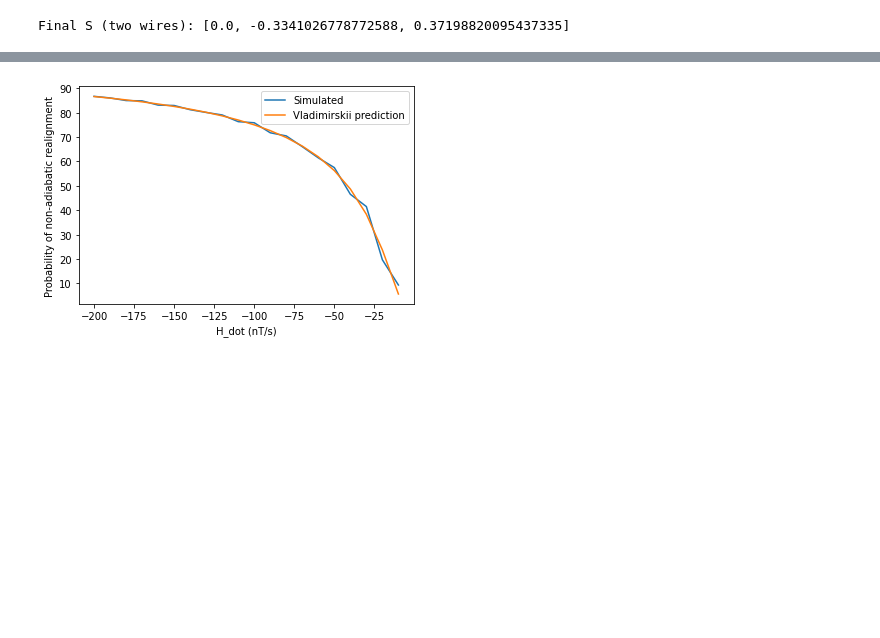
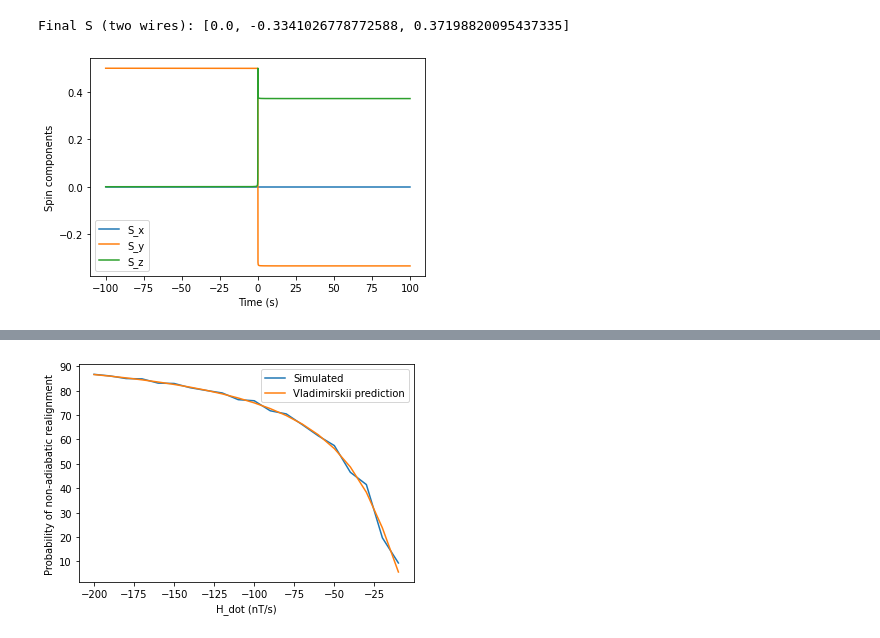
Before and after one commit to erfz/pt-experiment, a Jupyter notebook: simulations/examples.ipynb, the cells around one changed output, grey strips where cells are left out. Cells and saved outputs as stored; diff of their text form; code cells hidden in the pictures; blank space fills up the shorter version.

```diff
--- a/simulations/examples.ipynb
+++ b/simulations/examples.ipynb
@@ -9,12 +13,18 @@ def vlad_probability(S):
 # %%
-Sf_two_wires = Particle(
+Sf, ts, spins = Particle(
     [1000, 0, 0],
     np.zeros(3),
     generate_two_wires(10, (10, 0), (-10, 0)),
     [-100, 100],
     [0, 1 / 2, 0],
-).simulate()
-print(f"Final S (two wires): {Sf_two_wires}")
+).simulate_with_output()
+print(f"Final S (two wires): {Sf}")
+plt.plot(ts, list(zip(*spins)), label=("S_x", "S_y", "S_z"))
+plt.xlabel("Time (s)")
+plt.ylabel("Spin components")
+plt.legend()
+plt.show()
 # %% [output]
 Final S (two wires): [0.0, -0.3341026778772588, 0.37198820095437335]
+[figure, added]
 # %%
```
Also changed, not shown: parts of 4 cells of this notebook, 1 other file.
